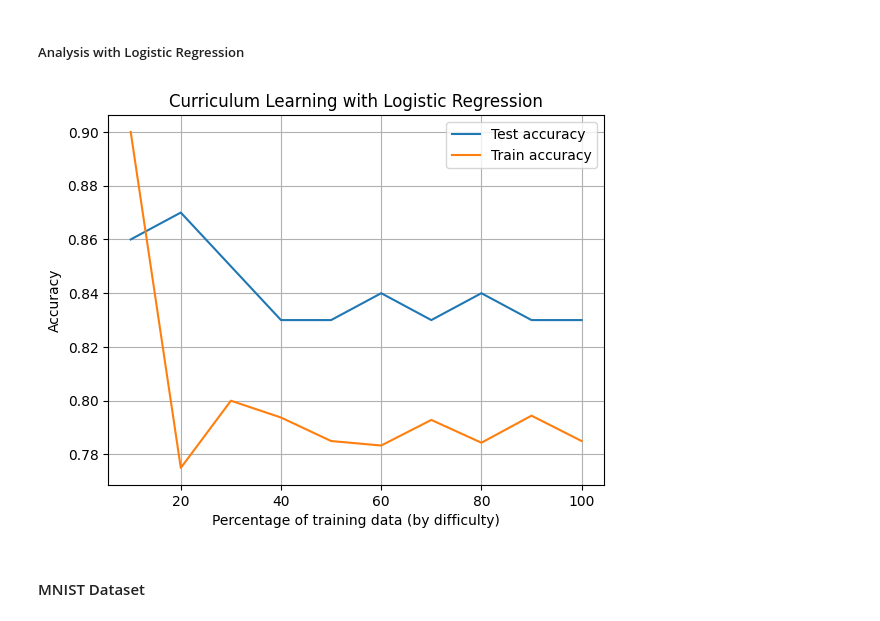
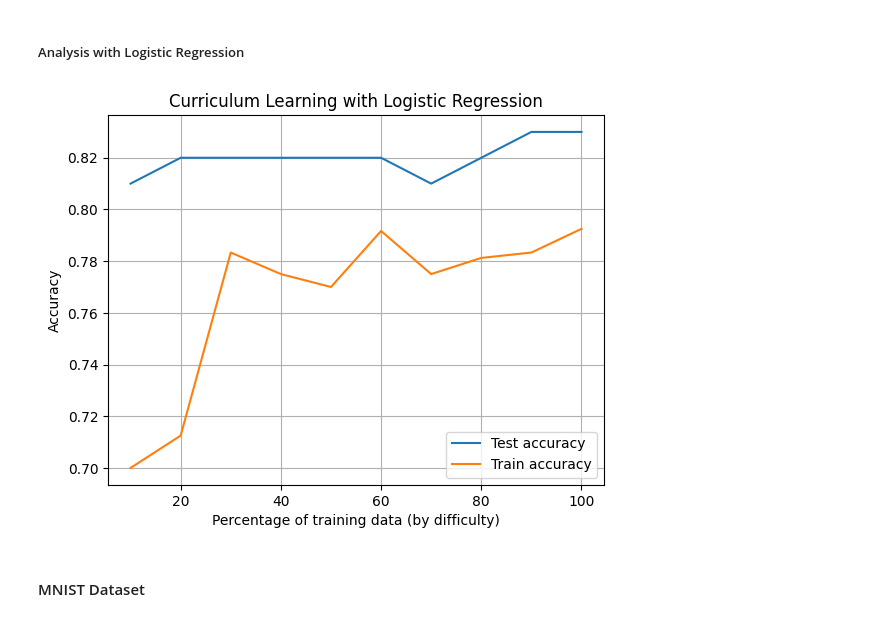
Before and after one commit to Reza-rgb/Opti4ML-TidyTeam, a Jupyter notebook: src/Exploration.ipynb, the cells around one changed output. Saved outputs shown, nothing was run; the diff lists cells and outputs as text; code cells hidden in the pictures.

```diff
--- a/src/Exploration.ipynb
+++ b/src/Exploration.ipynb
@@ -125,7 +135,7 @@ As curriculum learning is based on giving samples in increasing difficulty level
 # %%
 # Compute the best-fit algebric function
 reg = LinearRegression()
-reg.fit(X[:, [0]], X[:, 1])
+reg.fit(X_toy[:, [0]], X_toy[:, 1])
 a = reg.coef_[0]
 b = reg.intercept_
 
@@ -136,48 +146,39 @@ def compute_toy_difficulty(X):
     return dist
 # %% [markdown]
 ##### Analysis with Logistic Regression
-# %%
-# Normalize the difficulty to [0, 1]
-difficulty = compute_toy_difficulty(X)
-norm_difficulty = (difficulty - difficulty.min()) / (difficulty.max() - difficulty.min())
-
-sorted_indices = np.argsort(norm_difficulty)
-X_sorted = X[sorted_indices]
-y_sorted = y[sorted_indices]
-
-# Curriculum training: increase % of training data
-percentages = np.linspace(0.1, 1.0, 10)
-train_accuracies = []
-test_accuracies = []
-
-# test set
-X_train_all, X_test_toy, y_train_all, y_test_toy = train_test_split(X_sorted, y_sorted, test_size=0.2, random_state=42)
-
-for percentage in percentages:
-    n_samples = int(percentage * len(X_train_all))
-    X_train_toy = X_train_all[:n_samples]
-    y_train_toy = y_train_all[:n_samples]
-
-    clf = LogisticRegression()
-    clf.fit(X_train_toy, y_train_toy)
-
-    train_acc = accuracy_score(y_train_toy, clf.predict(X_train_toy))
-    test_acc = accuracy_score(y_test_toy, clf.predict(X_test_toy))
-
-    train_accuracies.append(train_acc)
-    test_accuracies.append(test_acc)
-
-# Plot
-plt.plot(percentages * 100, test_accuracies, label="Test accuracy")
-plt.plot(percentages * 100, train_accuracies, label="Train accuracy")
-plt.xlabel("Percentage of training data (by difficulty)")
-plt.ylabel("Accuracy")
-plt.title("Curriculum Learning with Logistic Regression")
-plt.legend()
-plt.grid(True)
-plt.show()
-# %% [output]
-[figure, removed]
+# %%
+X_train_toy, X_test_toy, y_train_toy, y_test_toy = train_test_split(X_toy, y_toy, test_size=0.2, shuffle=True, random_state=42)
+
+# Normalize the difficulty to [0, 1]
+toy_difficulty = compute_toy_difficulty(X_train_toy)
+norm_toy_difficulty = (toy_difficulty - toy_difficulty.min()) / (toy_difficulty.max() - toy_difficulty.min())
+sorted_toy_indices = np.argsort(norm_toy_difficulty)
+
+X_sorted = X_train_toy[sorted_toy_indices]
+y_sorted = y_train_toy[sorted_toy_indices]
+
+difficulty_range = np.linspace(0.1, 1.0, 10)
+clf = LogisticRegression()
+
+train_accuracies = []
+test_accuracies = []
+
+for percentage in difficulty_range:
+    n_samples = int(percentage * len(X_train_toy))
+    X_train = X_train_toy[:n_samples]
+    y_train = y_train_toy[:n_samples]
+
+    clf.fit(X_train, y_train)
+
+    train_acc = accuracy_score(y_train, clf.predict(X_train))
+    test_acc = accuracy_score(y_test_toy, clf.predict(X_test_toy))
+
+    train_accuracies.append(train_acc)
+    test_accuracies.append(test_acc)
+
+plot_CL_results(difficulty_range, test_accuracies, train_accuracies, "Curriculum Learning with Logistic Regression")
+# %% [output]
+[figure, added]
 # %% [markdown]
 #### MNIST Dataset
 # %% [markdown]
```
Also changed, not shown: parts of 14 cells of this notebook.
